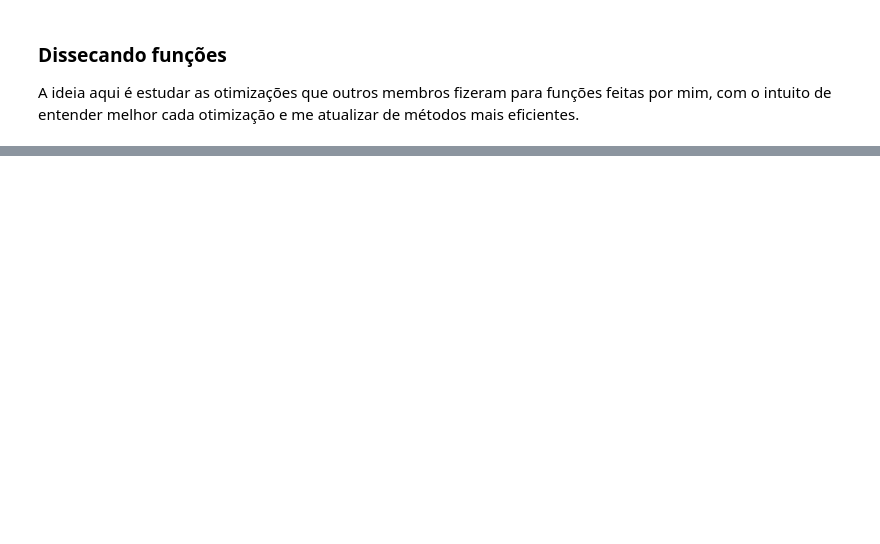
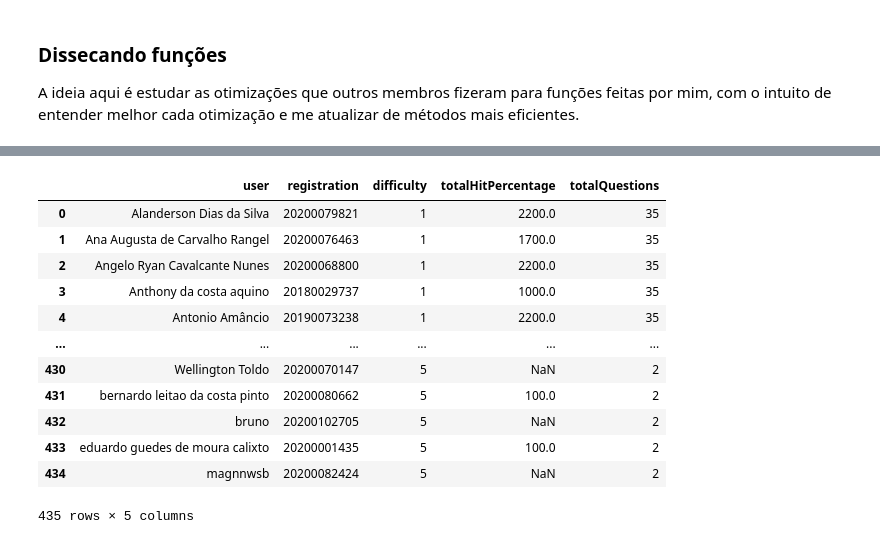
Before and after one commit to ilj132/lop_datascience, a Jupyter notebook: Projeto_LoP_DataScience.ipynb, the cells around one changed output, grey strips where cells are left out. Saved outputs shown, nothing was run; the diff lists cells and outputs as text; code cells hidden in the pictures; blank space fills up the shorter version.

```diff
--- a/Projeto_LoP_DataScience.ipynb
+++ b/Projeto_LoP_DataScience.ipynb
@@ -850,0 +988,3 @@ def graph_days_spent_difficulty(df_submission,df_question_data,df_lop_lists):#Hi
+# %%
+df_without_duplicates = df_submission.drop_duplicates(subset=['registration'])
+df_without_duplicates = df_without_duplicates[['user','registration']]
@@ -850,0 +1042,16 @@ def graph_days_spent_difficulty(df_submission,df_question_data,df_lop_lists):#Hi
+# %%
+df_performance5 = pd.merge(df_performance4, df_total_questions, on='difficulty', how='outer')#.fillna(0)
+# %% [output]
+|  | user | registration | difficulty | totalHitPercentage | totalQuestions |
+| 0 | Alanderson Dias da Silva | 20200079821 | 1 | 2200.0 | 35 |
+| 1 | Ana Augusta de Carvalho Rangel | 20200076463 | 1 | 1700.0 | 35 |
+| 2 | Angelo Ryan Cavalcante Nunes | 20200068800 | 1 | 2200.0 | 35 |
+| 3 | Anthony da costa aquino | 20180029737 | 1 | 1000.0 | 35 |
+| 4 | Antonio Amâncio | 20190073238 | 1 | 2200.0 | 35 |
+| ... | ... | ... | ... | ... | ... |
+| 430 | Wellington Toldo | 20200070147 | 5 | NaN | 2 |
+| 431 | bernardo leitao da costa pinto | 20200080662 | 5 | 100.0 | 2 |
+| 432 | bruno | 20200102705 | 5 | NaN | 2 |
+| 433 | eduardo guedes de moura calixto | 20200001435 | 5 | 100.0 | 2 |
+| 434 | magnnwsb | 20200082424 | 5 | NaN | 2 |
+435 rows × 5 columns
```
Also changed, not shown: parts of 36 cells of this notebook.
